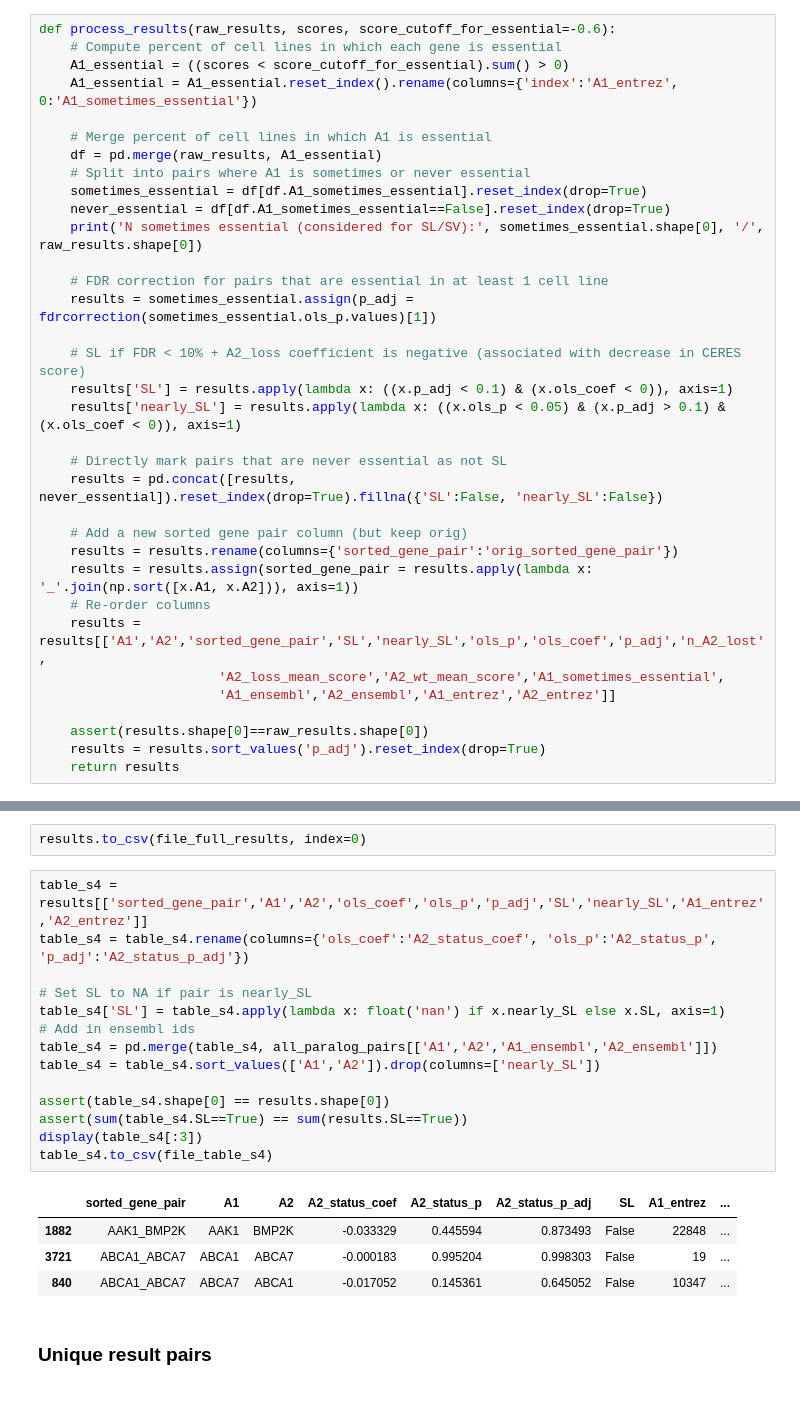
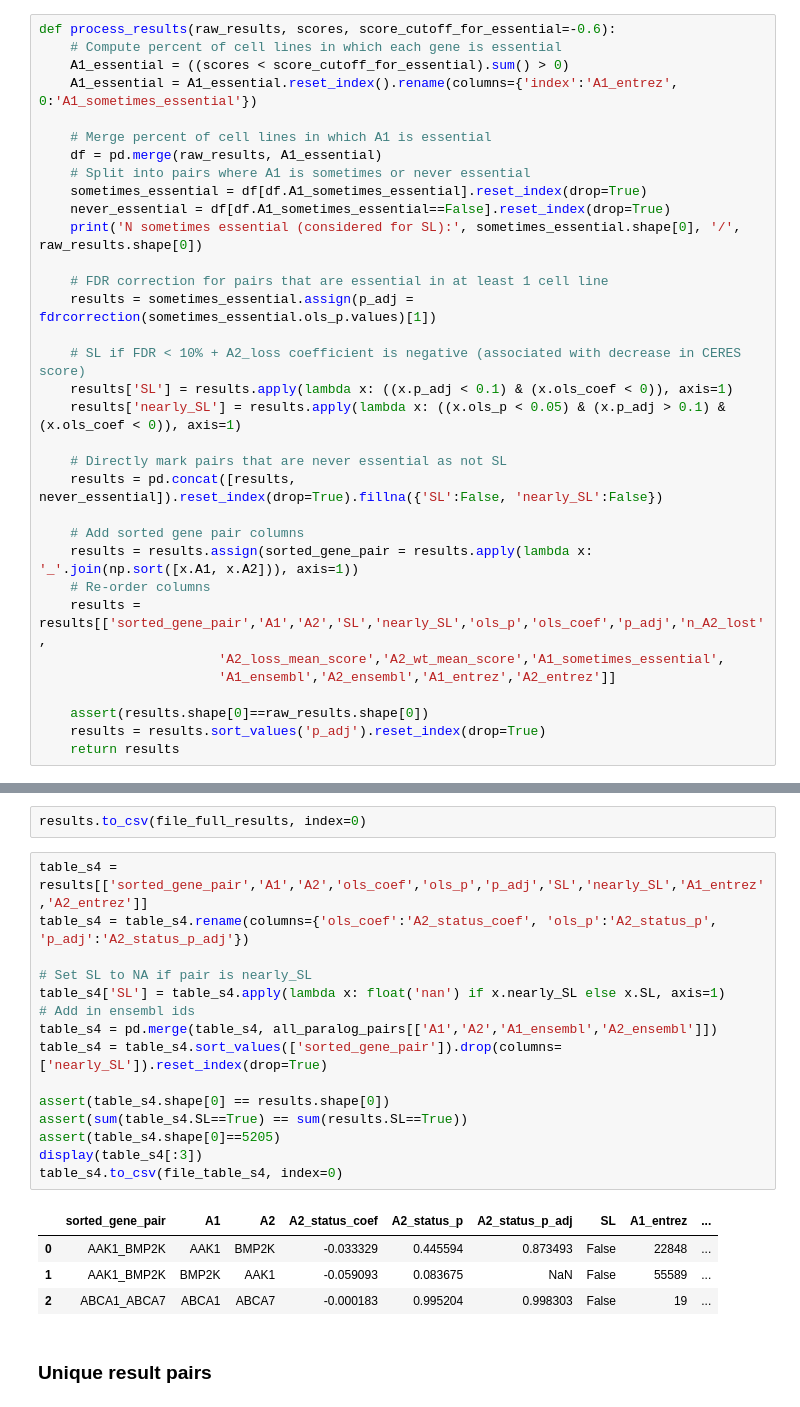
Before and after one commit to DeKegel/paralog_SL_prediction, a Jupyter notebook: 2_data_analysis/02_identify_paralog_SLs_w_DepMap.ipynb, the cells around one changed output, grey strips where cells are left out. Cells and saved outputs as stored; diff of their text form.

```diff
--- a/2_data_analysis/02_identify_paralog_SLs_w_DepMap.ipynb
+++ b/2_data_analysis/02_identify_paralog_SLs_w_DepMap.ipynb
@@ -355,7 +352,7 @@ def process_results(raw_results, scores, score_cutoff_for_essential=-0.6):
     # Split into pairs where A1 is sometimes or never essential
     sometimes_essential = df[df.A1_sometimes_essential].reset_index(drop=True)
     never_essential = df[df.A1_sometimes_essential==False].reset_index(drop=True)
-    print('N sometimes essential (considered for SL/SV):', sometimes_essential.shape[0], '/', raw_results.shape[0])
+    print('N sometimes essential (considered for SL):', sometimes_essential.shape[0], '/', raw_results.shape[0])
 
     # FDR correction for pairs that are essential in at least 1 cell line
     results = sometimes_essential.assign(p_adj = fdrcorrection(sometimes_essential.ols_p.values)[1])
@@ -367,11 +364,10 @@ def process_results(raw_results, scores, score_cutoff_for_essential=-0.6):
     # Directly mark pairs that are never essential as not SL
     results = pd.concat([results, never_essential]).reset_index(drop=True).fillna({'SL':False, 'nearly_SL':False})
 
-    # Add a new sorted gene pair column (but keep orig)
-    results = results.rename(columns={'sorted_gene_pair':'orig_sorted_gene_pair'})
+    # Add sorted gene pair columns
     results = results.assign(sorted_gene_pair = results.apply(lambda x: '_'.join(np.sort([x.A1, x.A2])), axis=1))
     # Re-order columns
-    results = results[['A1','A2','sorted_gene_pair','SL','nearly_SL','ols_p','ols_coef','p_adj','n_A2_lost',
+    results = results[['sorted_gene_pair','A1','A2','SL','nearly_SL','ols_p','ols_coef','p_adj','n_A2_lost',
                        'A2_loss_mean_score','A2_wt_mean_score','A1_sometimes_essential',
                        'A1_ensembl','A2_ensembl','A1_entrez','A2_entrez']]
 
@@ -394,22 +390,23 @@ results.to_csv(file_full_results, index=0)
 # %%
 table_s4 = results[['sorted_gene_pair','A1','A2','ols_coef','ols_p','p_adj','SL','nearly_SL','A1_entrez','A2_entrez']]
 table_s4 = table_s4.rename(columns={'ols_coef':'A2_status_coef', 'ols_p':'A2_status_p', 'p_adj':'A2_status_p_adj'})
 
 # Set SL to NA if pair is nearly_SL
 table_s4['SL'] = table_s4.apply(lambda x: float('nan') if x.nearly_SL else x.SL, axis=1)
 # Add in ensembl ids
 table_s4 = pd.merge(table_s4, all_paralog_pairs[['A1','A2','A1_ensembl','A2_ensembl']])
-table_s4 = table_s4.sort_values(['A1','A2']).drop(columns=['nearly_SL'])
+table_s4 = table_s4.sort_values(['sorted_gene_pair']).drop(columns=['nearly_SL']).reset_index(drop=True)
 
 assert(table_s4.shape[0] == results.shape[0])
 assert(sum(table_s4.SL==True) == sum(results.SL==True))
+assert(table_s4.shape[0]==5205)
 display(table_s4[:3])
-table_s4.to_csv(file_table_s4)
+table_s4.to_csv(file_table_s4, index=0)
 # %% [output]
 |  | sorted_gene_pair | A1 | A2 | A2_status_coef | A2_status_p | A2_status_p_adj | SL | A1_entrez | ... |
-| 1882 | AAK1_BMP2K | AAK1 | BMP2K | -0.033329 | 0.445594 | 0.873493 | False | 22848 | ... |
-| 3721 | ABCA1_ABCA7 | ABCA1 | ABCA7 | -0.000183 | 0.995204 | 0.998303 | False | 19 | ... |
-| 840 | ABCA1_ABCA7 | ABCA7 | ABCA1 | -0.017052 | 0.145361 | 0.645052 | False | 10347 | ... |
+| 0 | AAK1_BMP2K | AAK1 | BMP2K | -0.033329 | 0.445594 | 0.873493 | False | 22848 | ... |
+| 1 | AAK1_BMP2K | BMP2K | AAK1 | -0.059093 | 0.083675 | NaN | False | 55589 | ... |
+| 2 | ABCA1_ABCA7 | ABCA1 | ABCA7 | -0.000183 | 0.995204 | 0.998303 | False | 19 | ... |
 # %% [markdown]
 ### Unique result pairs
 # %%
```
Also changed, not shown: parts of 4 cells of this notebook, 2 other files.
